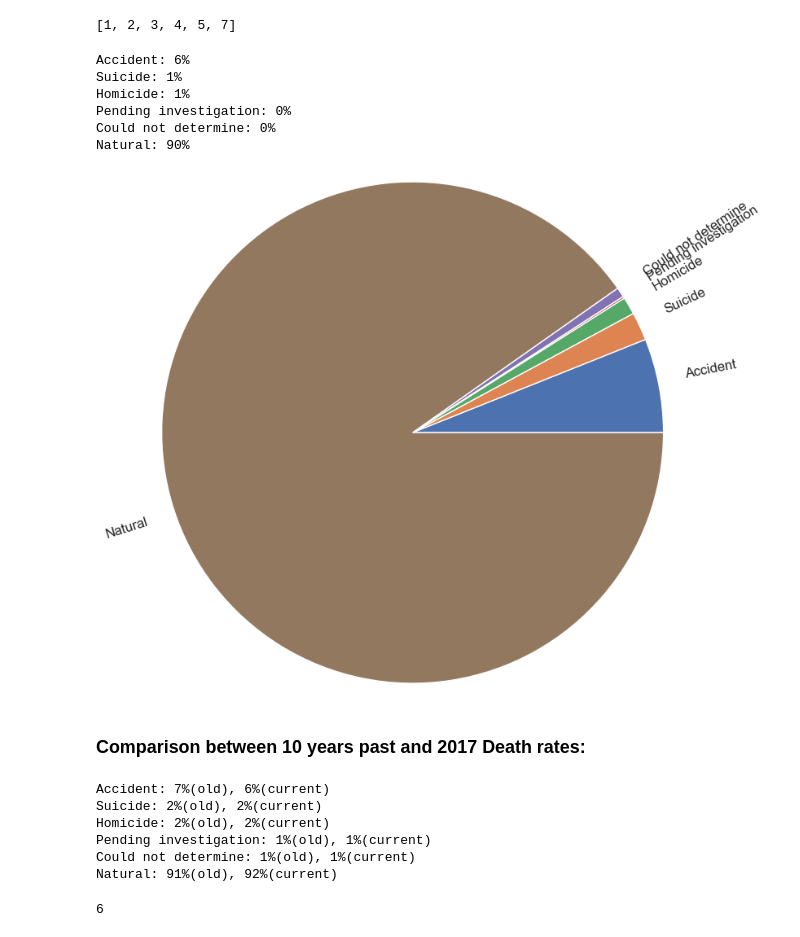
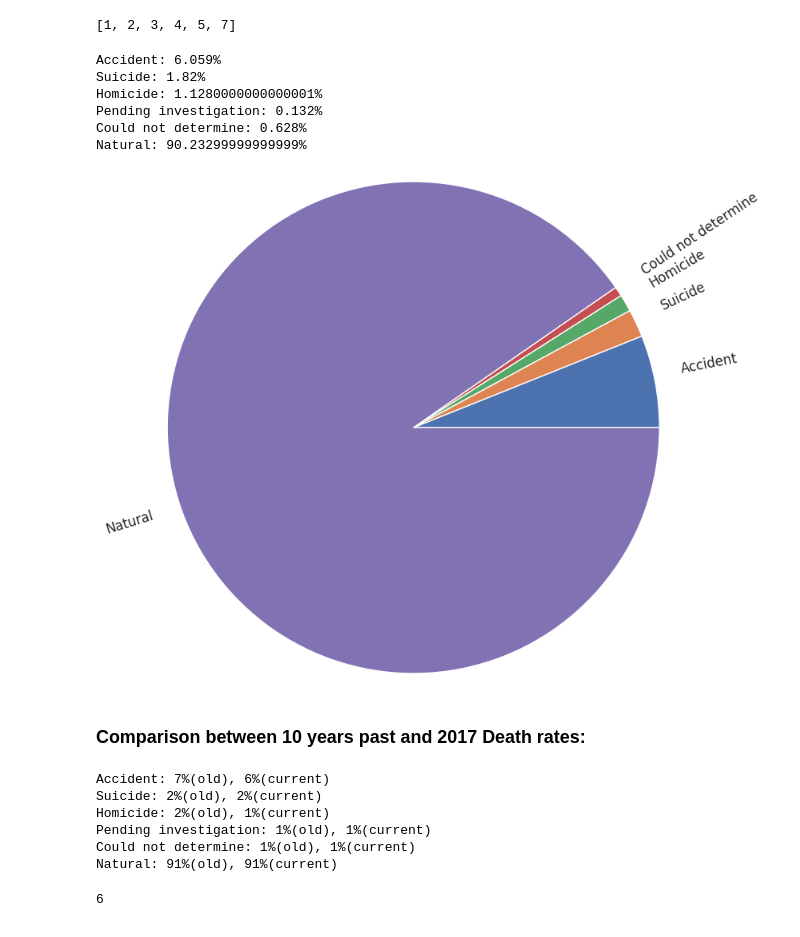
Before and after one commit to m-yasir/datascience-project, a Jupyter notebook: program.ipynb, the cells around one changed output. Saved outputs shown, nothing was run; the diff lists cells and outputs as text; code cells hidden in the pictures.

```diff
--- a/program.ipynb
+++ b/program.ipynb
@@ -27,7 +27,7 @@ import matplotlib.pyplot as plt
 # %% [markdown]
 ## Data Loading
 # %%
-df = pd.read_csv("VS17MORT.csv", low_memory=False, nrows=100000) # Mortality dataset's DATAFRAME
+df = pd.read_csv("VS17MORT.csv", low_memory=False, nrows=500000) # Mortality dataset's DATAFRAME
 # %%
 df.head(5)
 # %% [output]
@@ -99,6 +99,8 @@ Index(['Resident_Status', 'Education', 'Month_Of_Death', 'Sex', 'Age_Key',
        'Race_Imputation', 'Race_Recode_3', 'Race_Recode_5', 'Hispanic_Origin',
        'Hispanic_Origin_Recode'],
       dtype='object')
+# %%
+df = df[df["Age_Value"] < 150]
 # %%
 df["RA11"].value_counts()
 # %% [output]
@@ -534,29 +540,29 @@ sortedCauses
 oldDeathPcts = getColumnPercentages(odf, "Manner_Of_Death")
 # %%
 for i in range(0, len(oldDeathPcts)):
-    print(f"{labels[i]}: {math.floor(oldDeathPcts[i])}%")
+    print(f"{labels[i]}: {oldDeathPcts[i]}%")
 # %% [output]
-Accident: 6%
-Suicide: 1%
-Homicide: 1%
-Pending investigation: 0%
-Could not determine: 0%
-Natural: 90%
+Accident: 6.059%
+Suicide: 1.82%
+Homicide: 1.1280000000000001%
+Pending investigation: 0.132%
+Could not determine: 0.628%
+Natural: 90.23299999999999%
 # %%
 plt.figure(figsize=(10,5))
 plt.pie(
-    x=oldDeathPcts,
-    labels=labels,
+    x=oldDeathPcts[:3]+oldDeathPcts[4:],
+    labels=labels[:3]+labels[4:],
     rotatelabels=45,
     radius=2,
     textprops={
         "fontsize": 12
     }
 )
 
 plt.show()
 # %% [output]
-[figure, old version]
+[figure, new version]
 # %% [markdown]
 ### Comparison between 10 years past and 2017 Death rates:
 # %%
@@ -565,10 +571,10 @@ for i in range(0, min(len(oldDeathPcts), len(deathCausePcts))):
 # %% [output]
 Accident: 7%(old), 6%(current)
 Suicide: 2%(old), 2%(current)
-Homicide: 2%(old), 2%(current)
+Homicide: 2%(old), 1%(current)
 Pending investigation: 1%(old), 1%(current)
 Could not determine: 1%(old), 1%(current)
-Natural: 91%(old), 92%(current)
+Natural: 91%(old), 91%(current)
 # %%
 len(deathCausePcts)
 # %% [output]
```
Also changed, not shown: parts of 66 cells of this notebook.
